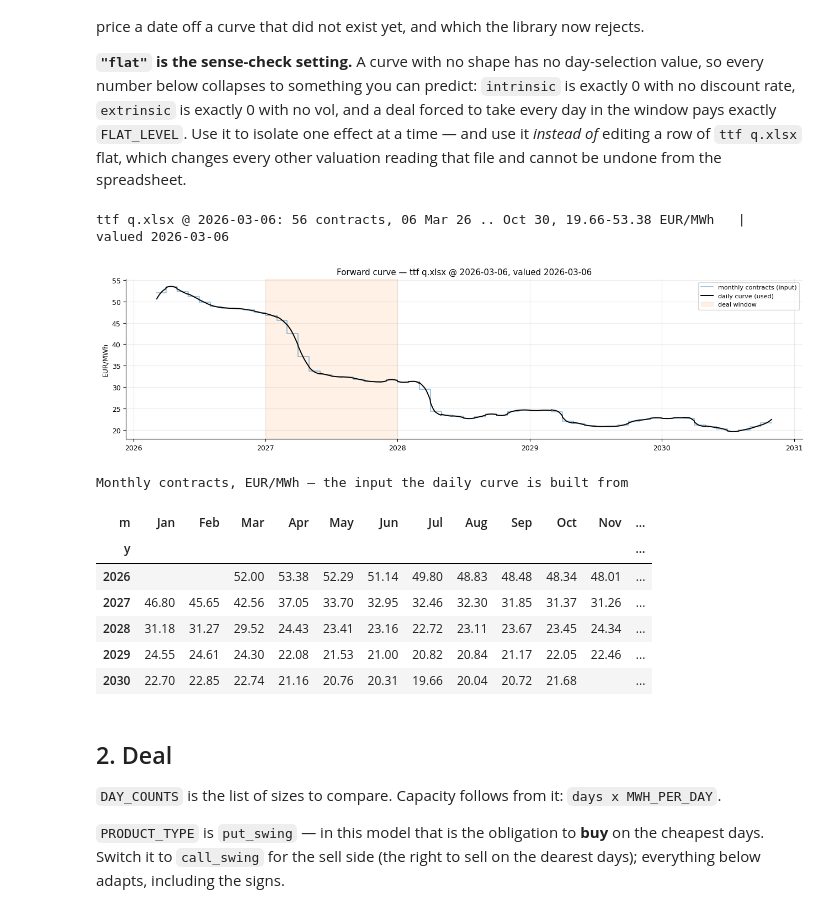
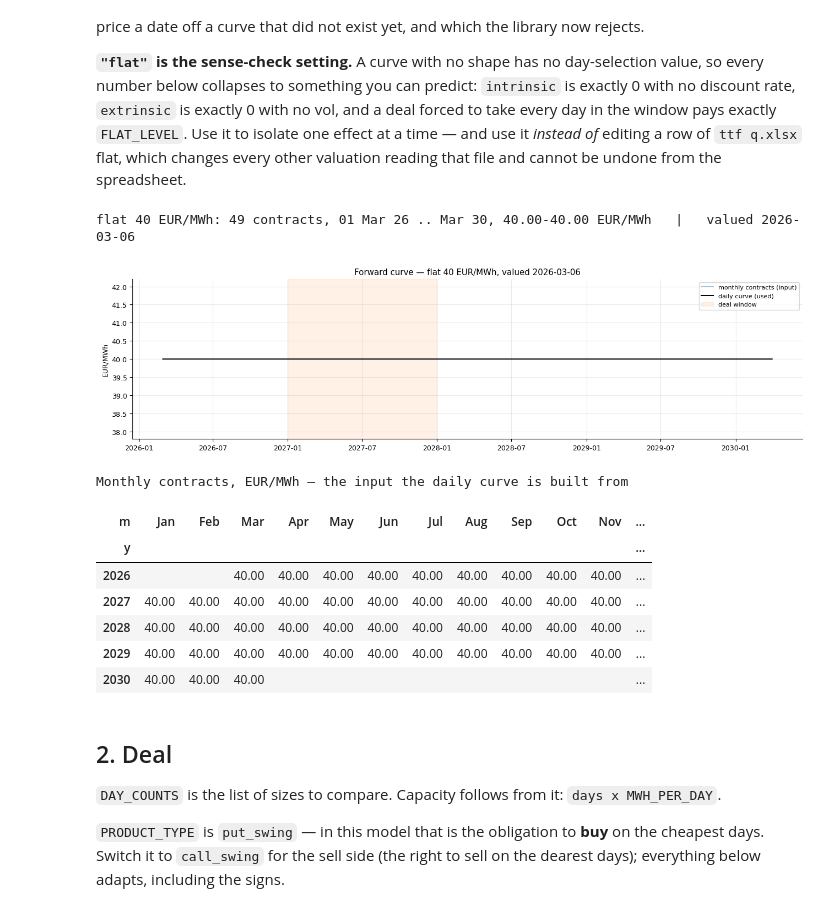
Before and after one commit to dmitry-goryunov/Storage, a Jupyter notebook: Products.ipynb, the cells around one changed output. Cells and saved outputs as stored; diff of their text form; code cells hidden in the pictures.

```diff
--- a/Products.ipynb
+++ b/Products.ipynb
@@ -65,7 +65,7 @@ one effect at a time — and use it *instead of* editing a row of `ttf q.xlsx` f
 which changes every other valuation reading that file and cannot be undone from the
 spreadsheet.
 # %%
-CURVE_SOURCE = "quotes"    # "quotes" -> ttf q.xlsx | "csv" -> curve.csv | "flat" -> synthetic
+CURVE_SOURCE = "flat"      # "quotes" -> ttf q.xlsx | "csv" -> curve.csv | "flat" -> synthetic
 AS_OF        = pd.Timestamp("2026-03-06")   # quote row to price off; "quotes" and "flat"
 FLAT_LEVEL   = 40.0                         # "flat" only: one price for every month
 VAL_DATE     = None                         # None -> value on the curve's own start date
@@ -133,43 +133,43 @@ print(f"{CURVE_LABEL}: {len(CURVE)} contracts, {CURVE['contractStart'].min():%d
       f"{CURVE['contractEnd'].max():%b %y}, "
       f"{CURVE['value'].min():.2f}-{CURVE['value'].max():.2f} EUR/MWh"
       f"   |   valued {VAL_DATE:%Y-%m-%d}")
 
 # The curve everything below is priced off. Two things are worth seeing: the
 # monthly contracts as given, and the daily curve the model actually uses, which
 # is smoothed through the monthly midpoints and then corrected so each month's
 # daily average reproduces its contract exactly.
 _span  = pd.date_range(CURVE["contractStart"].min(), CURVE["contractEnd"].max(), freq="D")
 _daily = sm.smoothen_curve(sm.map_curve_to_dates(_span, CURVE))
 
 fig, ax = plt.subplots(figsize=(13, 3.6))
 ax.step(list(CURVE["contractStart"]) + [CURVE["contractEnd"].max()],
         list(CURVE["value"]) + [CURVE["value"].iloc[-1]],
         where="post", color="tab:blue", alpha=.45, lw=1.3, label="monthly contracts (input)")
 ax.plot(_daily.index, _daily.values, color="black", lw=1.4, label="daily curve (used)")
 ax.axvspan(pd.Timestamp("2027-01-01"), pd.Timestamp("2027-12-31"),
            color="tab:orange", alpha=.10, label="deal window")
 ax.set_ylabel("EUR/MWh")
 ax.set_title(f"Forward curve — {CURVE_LABEL}, valued {VAL_DATE:%Y-%m-%d}")
 ax.legend(loc="best", fontsize=8)
 plt.tight_layout(); plt.show()
 
 _m = CURVE.assign(y=CURVE["contractStart"].dt.year, m=CURVE["contractStart"].dt.strftime("%b"))
 _order = ["Jan","Feb","Mar","Apr","May","Jun","Jul","Aug","Sep","Oct","Nov","Dec"]
 display(_m.pivot(index="y", columns="m", values="value")
         .reindex(columns=_order).dropna(axis=1, how="all")
         .style.format("{:.2f}", na_rep="")
         .set_caption("Monthly contracts, EUR/MWh — the input the daily curve is built from"))
 # %% [output]
-ttf q.xlsx @ 2026-03-06: 56 contracts, 06 Mar 26 .. Oct 30, 19.66-53.38 EUR/MWh   |   valued 2026-03-06
+flat 40 EUR/MWh: 49 contracts, 01 Mar 26 .. Mar 30, 40.00-40.00 EUR/MWh   |   valued 2026-03-06
-[figure, old version]
+[figure, new version]
 Monthly contracts, EUR/MWh — the input the daily curve is built from
 | m | Jan | Feb | Mar | Apr | May | Jun | Jul | Aug | Sep | Oct | Nov | ... |
 | y |  |  |  |  |  |  |  |  |  |  |  | ... |
-| 2026 |  |  | 52.00 | 53.38 | 52.29 | 51.14 | 49.80 | 48.83 | 48.48 | 48.34 | 48.01 | ... |
-| 2027 | 46.80 | 45.65 | 42.56 | 37.05 | 33.70 | 32.95 | 32.46 | 32.30 | 31.85 | 31.37 | 31.26 | ... |
-| 2028 | 31.18 | 31.27 | 29.52 | 24.43 | 23.41 | 23.16 | 22.72 | 23.11 | 23.67 | 23.45 | 24.34 | ... |
-| 2029 | 24.55 | 24.61 | 24.30 | 22.08 | 21.53 | 21.00 | 20.82 | 20.84 | 21.17 | 22.05 | 22.46 | ... |
-| 2030 | 22.70 | 22.85 | 22.74 | 21.16 | 20.76 | 20.31 | 19.66 | 20.04 | 20.72 | 21.68 |  | ... |
+| 2026 |  |  | 40.00 | 40.00 | 40.00 | 40.00 | 40.00 | 40.00 | 40.00 | 40.00 | 40.00 | ... |
+| 2027 | 40.00 | 40.00 | 40.00 | 40.00 | 40.00 | 40.00 | 40.00 | 40.00 | 40.00 | 40.00 | 40.00 | ... |
+| 2028 | 40.00 | 40.00 | 40.00 | 40.00 | 40.00 | 40.00 | 40.00 | 40.00 | 40.00 | 40.00 | 40.00 | ... |
+| 2029 | 40.00 | 40.00 | 40.00 | 40.00 | 40.00 | 40.00 | 40.00 | 40.00 | 40.00 | 40.00 | 40.00 | ... |
+| 2030 | 40.00 | 40.00 | 40.00 |  |  |  |  |  |  |  |  | ... |
 # %% [markdown]
 ## 2. Deal
 
```
Also changed, not shown: parts of 7 cells of this notebook.
